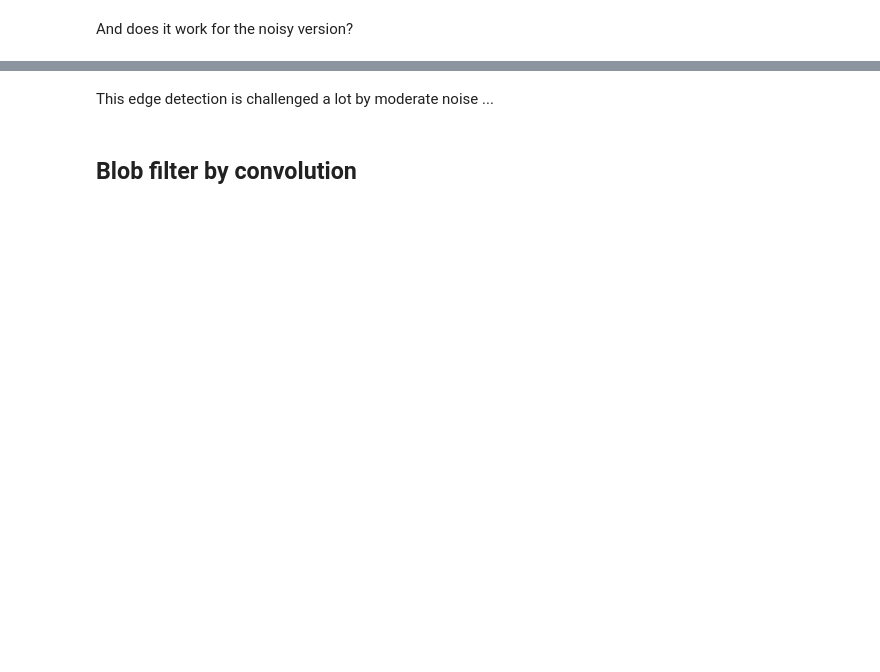
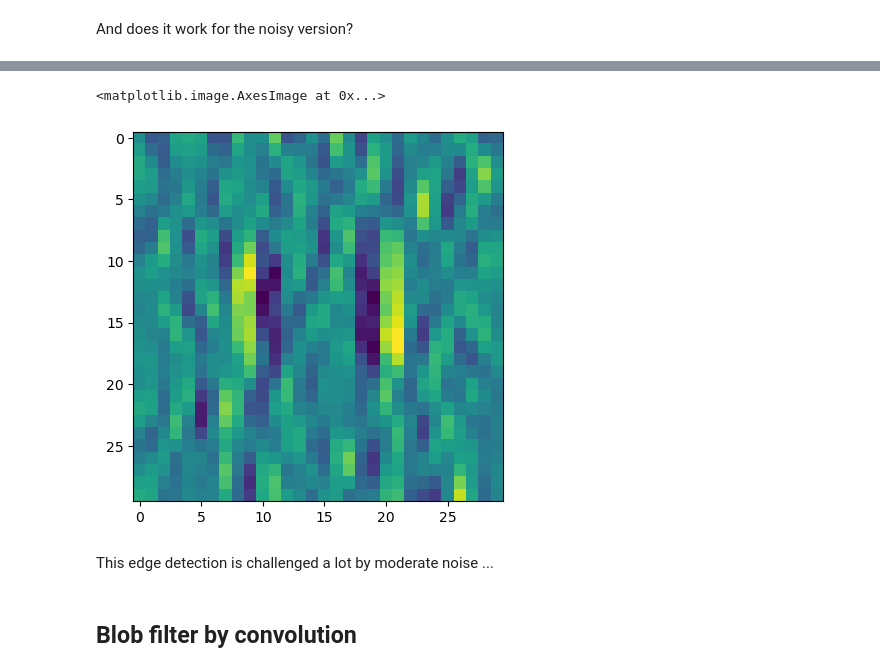
Before and after one commit to MikkelBerggreen/ITU-Introduction-to-Machine-Learning, a Jupyter notebook: source/Tutorials/Week 6/Spatial_filtering.ipynb, the cells around one changed output, grey strips where cells are left out. Cells and saved outputs as stored; diff of their text form; code cells hidden in the pictures; blank space fills up the shorter version.

```diff
--- a/source/Tutorials/Week 6/Spatial_filtering.ipynb
+++ b/source/Tutorials/Week 6/Spatial_filtering.ipynb
@@ -80,3 +100,9 @@ plt.imshow(filtered)
+# %%
+sobelFiltered = convolve(filtered, sobelFilt)
+plt.imshow(sobelFiltered)
+# %% [output]
+<matplotlib.image.AxesImage at 0x...>
+[figure, added]
 # %% [markdown]
 This edge detection is challenged a lot by moderate noise ...
 # %% [markdown]
```
Also changed, not shown: parts of 12 cells of this notebook, 1 other file.
